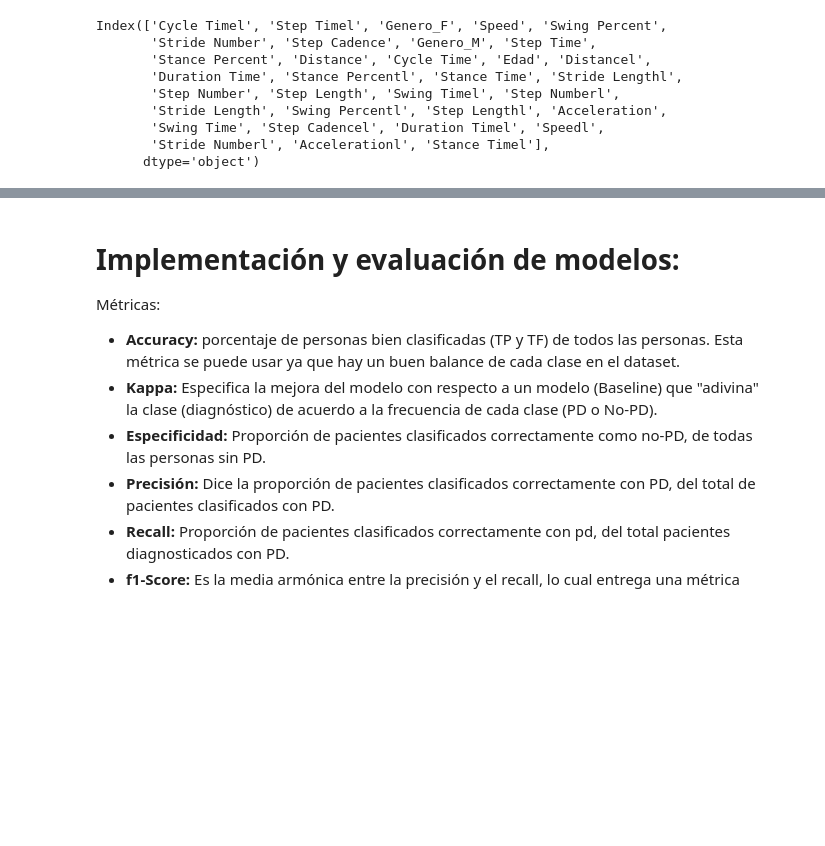
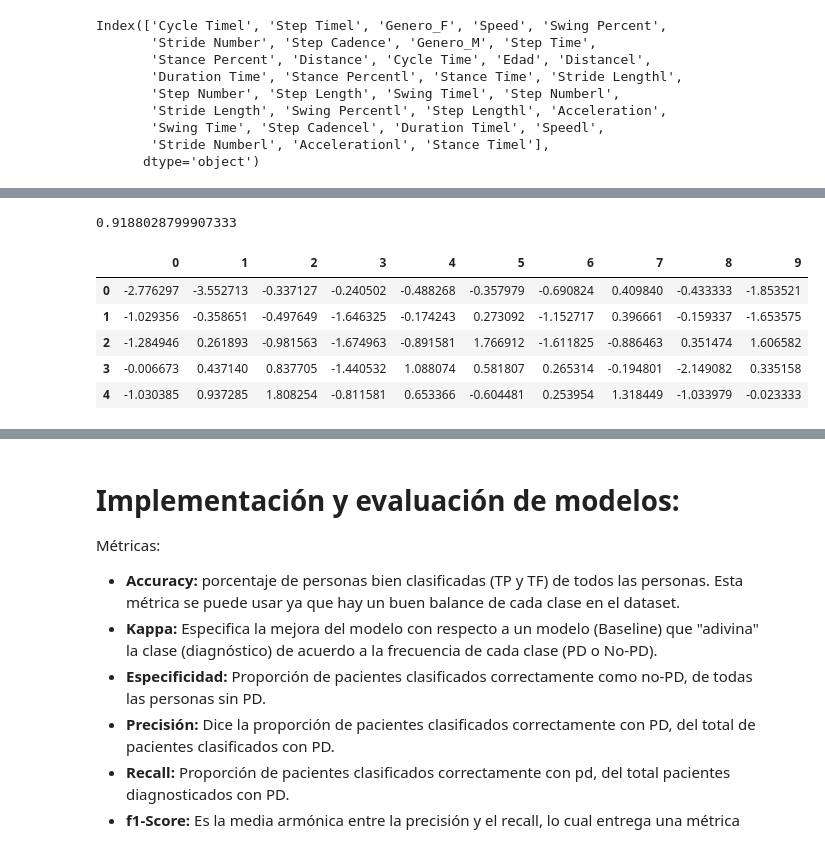
Before and after one commit to renardete/Analitica, a Jupyter notebook: Proyecto Final/1.EDA.ipynb, the cells around one changed output, grey strips where cells are left out. Saved outputs shown, nothing was run; the diff lists cells and outputs as text; code cells hidden in the pictures; blank space fills up the shorter version.

```diff
--- a/Proyecto Final/1.EDA.ipynb
+++ b/Proyecto Final/1.EDA.ipynb
@@ -375,0 +412,16 @@ std_x = preprocessing.scale(x)
+# %%
+np.sum(var_exp[:10])
+# %% [output]
+0.9188028799907333
+# %%
+data_pca = data_pca[:, : 10]
+
+df_pca = pd.DataFrame(data_pca)
+df_pca.head()
+# %% [output]
+|  | 0 | 1 | 2 | 3 | 4 | 5 | 6 | 7 | 8 | 9 |
+| 0 | -2.776297 | -3.552713 | -0.337127 | -0.240502 | -0.488268 | -0.357979 | -0.690824 | 0.409840 | -0.433333 | -1.853521 |
+| 1 | -1.029356 | -0.358651 | -0.497649 | -1.646325 | -0.174243 | 0.273092 | -1.152717 | 0.396661 | -0.159337 | -1.653575 |
+| 2 | -1.284946 | 0.261893 | -0.981563 | -1.674963 | -0.891581 | 1.766912 | -1.611825 | -0.886463 | 0.351474 | 1.606582 |
+| 3 | -0.006673 | 0.437140 | 0.837705 | -1.440532 | 1.088074 | 0.581807 | 0.265314 | -0.194801 | -2.149082 | 0.335158 |
+| 4 | -1.030385 | 0.937285 | 1.808254 | -0.811581 | 0.653366 | -0.604481 | 0.253954 | 1.318449 | -1.033979 | -0.023333 |
```
Also changed, not shown: parts of 18 cells of this notebook, 3 other files.
